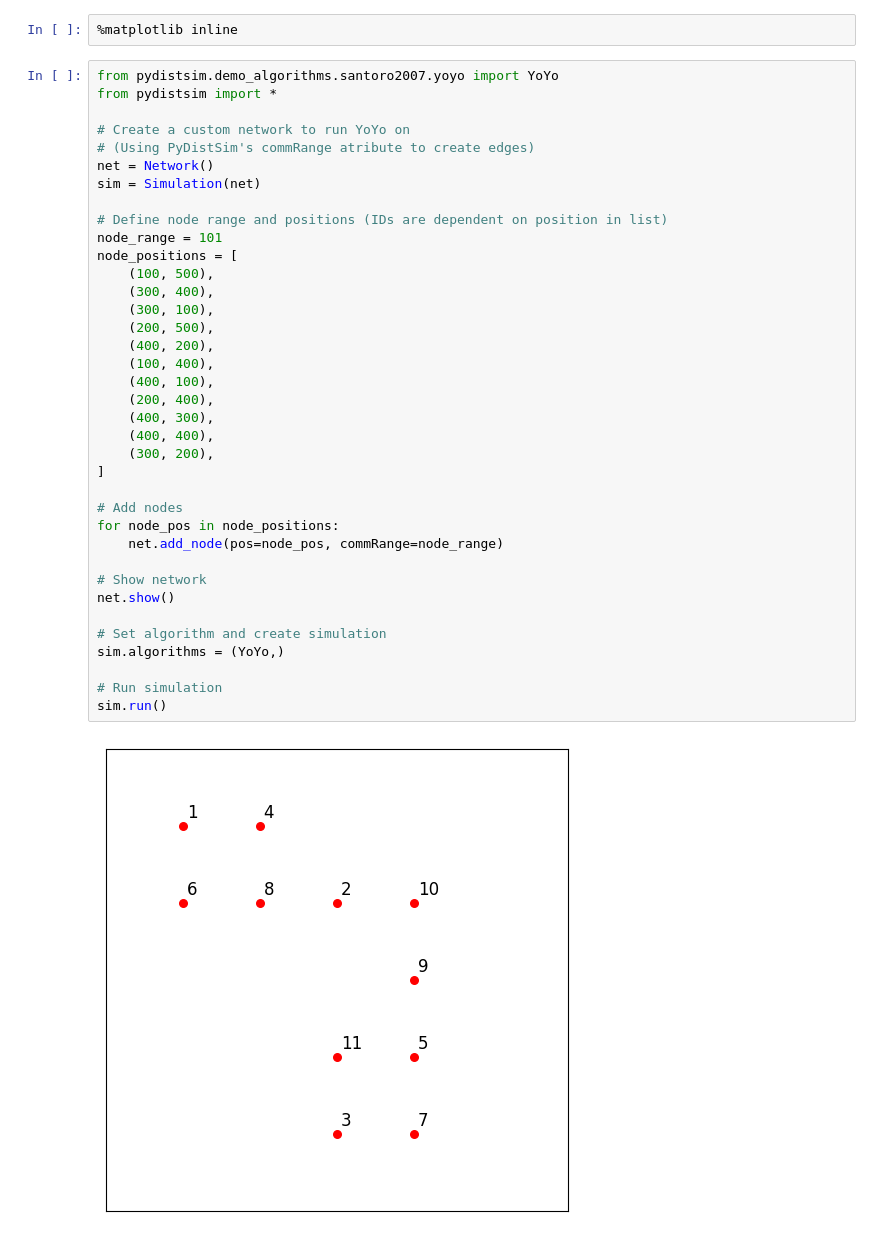
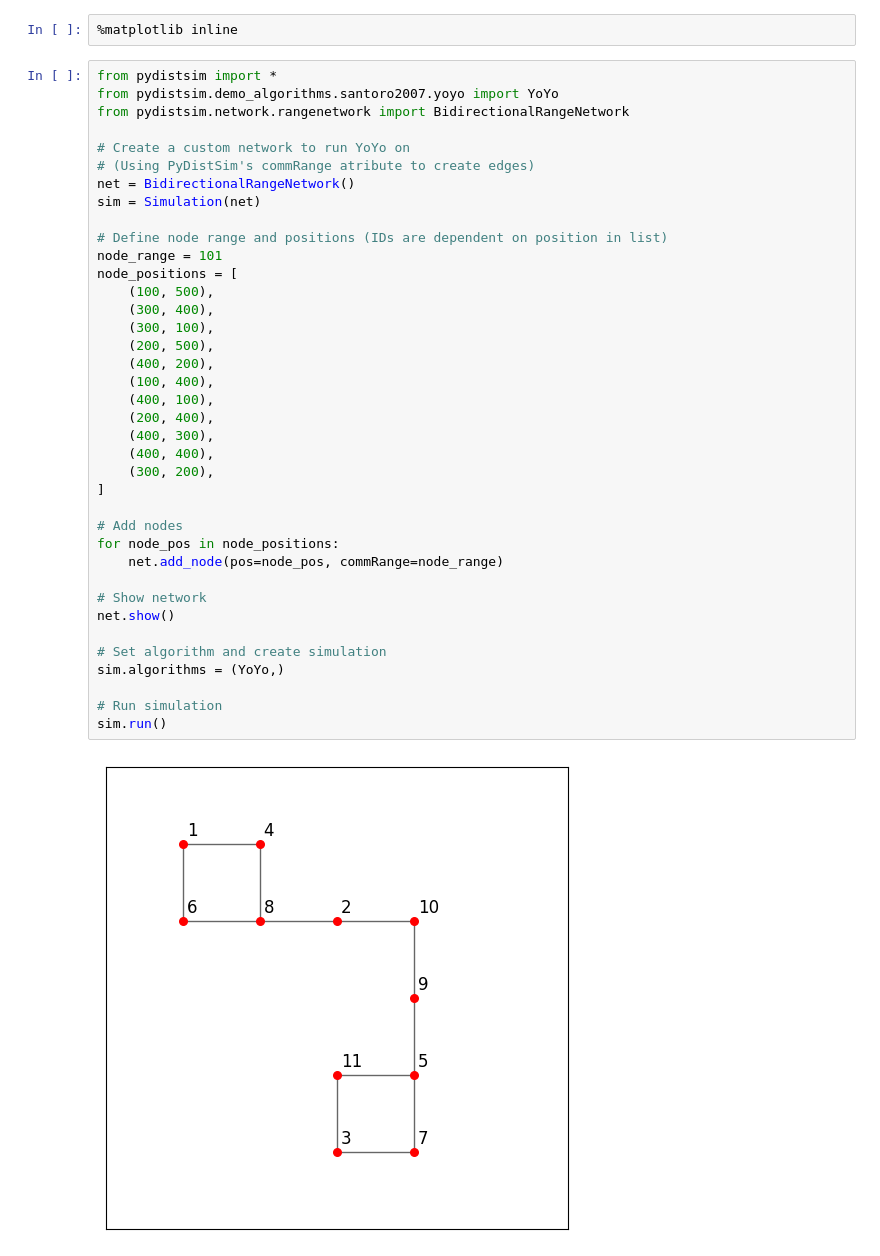
Before and after one commit to agustin-recoba/PyDistSim, a Jupyter notebook: pydistsim/demo_algorithms/santoro2007/santoro2007.ipynb, the cells around one changed output. Saved outputs shown, nothing was run; the diff lists cells and outputs as text.

```diff
--- a/pydistsim/demo_algorithms/santoro2007/santoro2007.ipynb
+++ b/pydistsim/demo_algorithms/santoro2007/santoro2007.ipynb
@@ -1,44 +1,45 @@
 # %%
 %matplotlib inline
 # %%
+from pydistsim import *
 from pydistsim.demo_algorithms.santoro2007.yoyo import YoYo
-from pydistsim import *
+from pydistsim.network.rangenetwork import BidirectionalRangeNetwork
 
 # Create a custom network to run YoYo on
 # (Using PyDistSim's commRange atribute to create edges)
-net = Network()
+net = BidirectionalRangeNetwork()
 sim = Simulation(net)
 
 # Define node range and positions (IDs are dependent on position in list)
 node_range = 101
 node_positions = [
     (100, 500),
     (300, 400),
     (300, 100),
     (200, 500),
     (400, 200),
     (100, 400),
     (400, 100),
     (200, 400),
     (400, 300),
     (400, 400),
     (300, 200),
 ]
 
 # Add nodes
 for node_pos in node_positions:
     net.add_node(pos=node_pos, commRange=node_range)
 
 # Show network
 net.show()
 
 # Set algorithm and create simulation
 sim.algorithms = (YoYo,)
 
 # Run simulation
 sim.run()
 # %% [output]
-[figure, old version]
+[figure, new version]
 # %%
 from networkx import Graph
 
```
Also changed, not shown: parts of 2 cells of this notebook, 23 other files.
